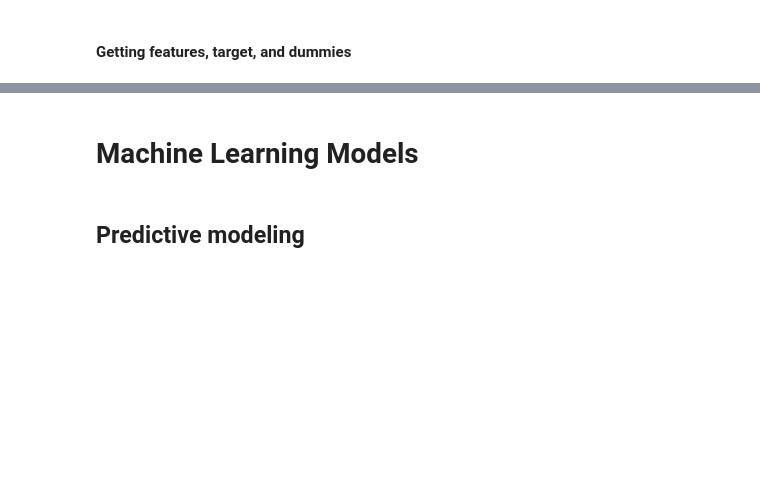
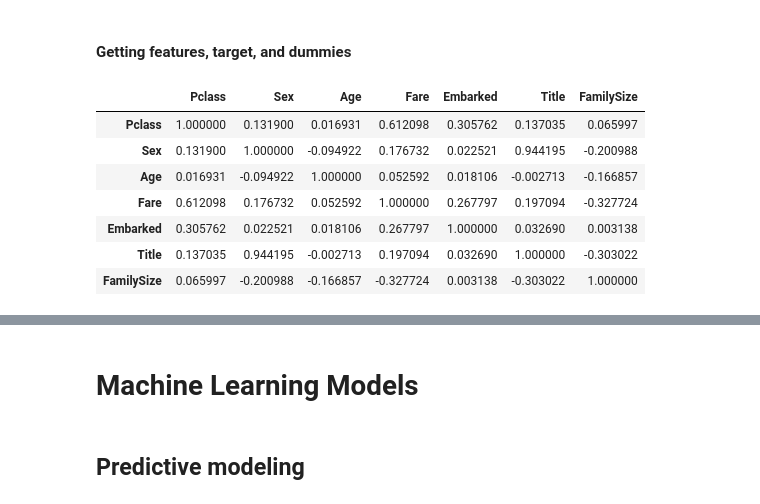
Before and after one commit to JAMorello/data-science-exercises, a Jupyter notebook: Kaggle/Titanic/Titanic, ML from disaster.ipynb, the cells around one changed output, grey strips where cells are left out. Cells and saved outputs as stored; diff of their text form; code cells hidden in the pictures; blank space fills up the shorter version.

```diff
--- a/Kaggle/Titanic/Titanic, ML from disaster.ipynb
+++ b/Kaggle/Titanic/Titanic, ML from disaster.ipynb
@@ -659,16 +713,19 @@ y = train_df['Survived']
 test_df = test_df[features]
 # %%
 corr = X.corr()
-_ , ax = plt.subplots( figsize =( 12 , 10 ) )
-cmap = sns.diverging_palette( 220 , 10 , as_cmap = True )
- _ = sns.heatmap(
-        corr,
-        cmap = cmap,
-        square=True,
-        cbar_kws={ 'shrink' : .9 },
-        ax=ax,
-        annot = True,
-        annot_kws = { 'fontsize' : 12 }
-)
+corr
+# hm , ax = plt.subplots( figsize =( 12 , 10 ) )
+# cmap = sns.diverging_palette( 220 , 10 , as_cmap = True )
+# hm = sns.heatmap(corr, cmap = cmap, square=True, cbar_kws={ 'shrink' : .9 }, ax=ax, annot = True, annot_kws = { 'fontsize' : 12 }
+# )
+# %% [output]
+|  | Pclass | Sex | Age | Fare | Embarked | Title | FamilySize |
+| Pclass | 1.000000 | 0.131900 | 0.016931 | 0.612098 | 0.305762 | 0.137035 | 0.065997 |
+| Sex | 0.131900 | 1.000000 | -0.094922 | 0.176732 | 0.022521 | 0.944195 | -0.200988 |
+| Age | 0.016931 | -0.094922 | 1.000000 | 0.052592 | 0.018106 | -0.002713 | -0.166857 |
+| Fare | 0.612098 | 0.176732 | 0.052592 | 1.000000 | 0.267797 | 0.197094 | -0.327724 |
+| Embarked | 0.305762 | 0.022521 | 0.018106 | 0.267797 | 1.000000 | 0.032690 | 0.003138 |
+| Title | 0.137035 | 0.944195 | -0.002713 | 0.197094 | 0.032690 | 1.000000 | -0.303022 |
+| FamilySize | 0.065997 | -0.200988 | -0.166857 | -0.327724 | 0.003138 | -0.303022 | 1.000000 |
 # %%
 # Creating dummies for all features
```
Also changed, not shown: parts of 43 cells of this notebook.
